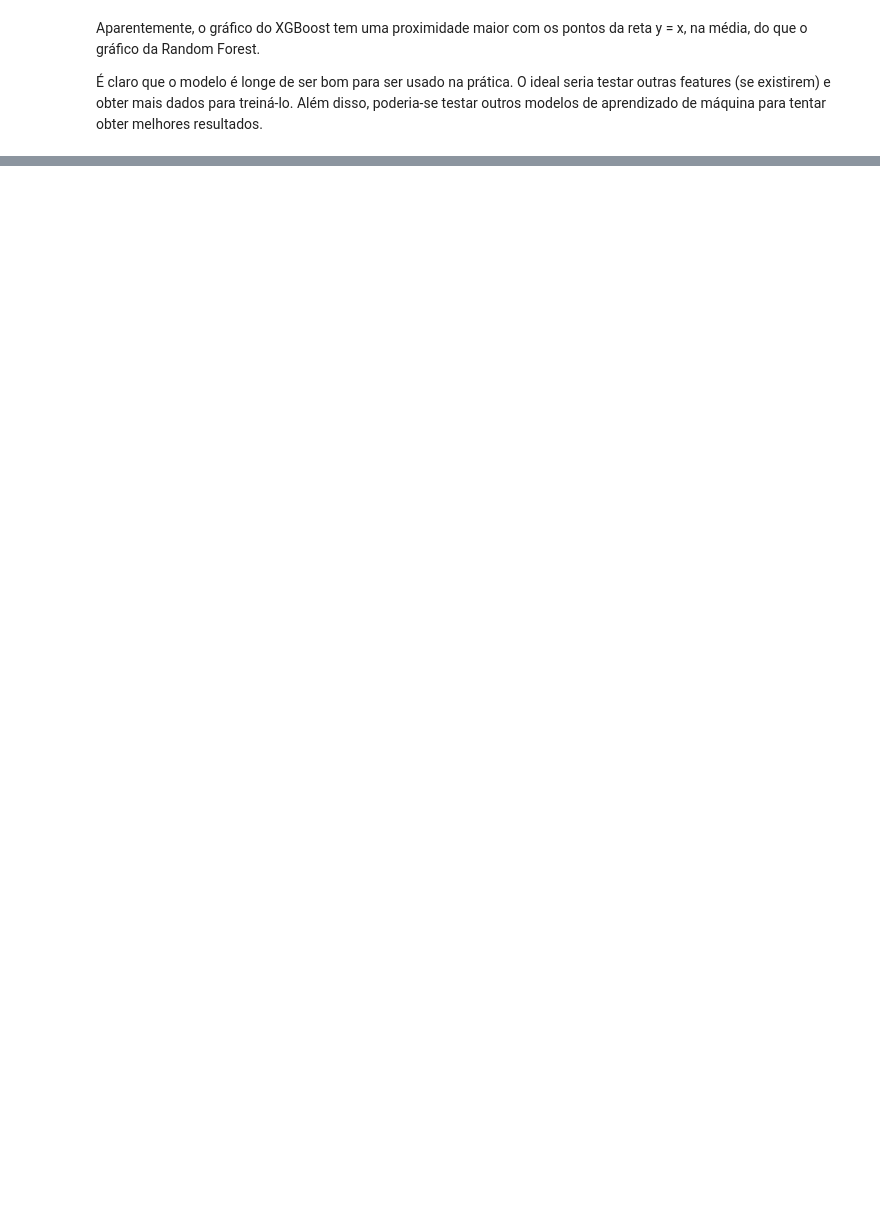
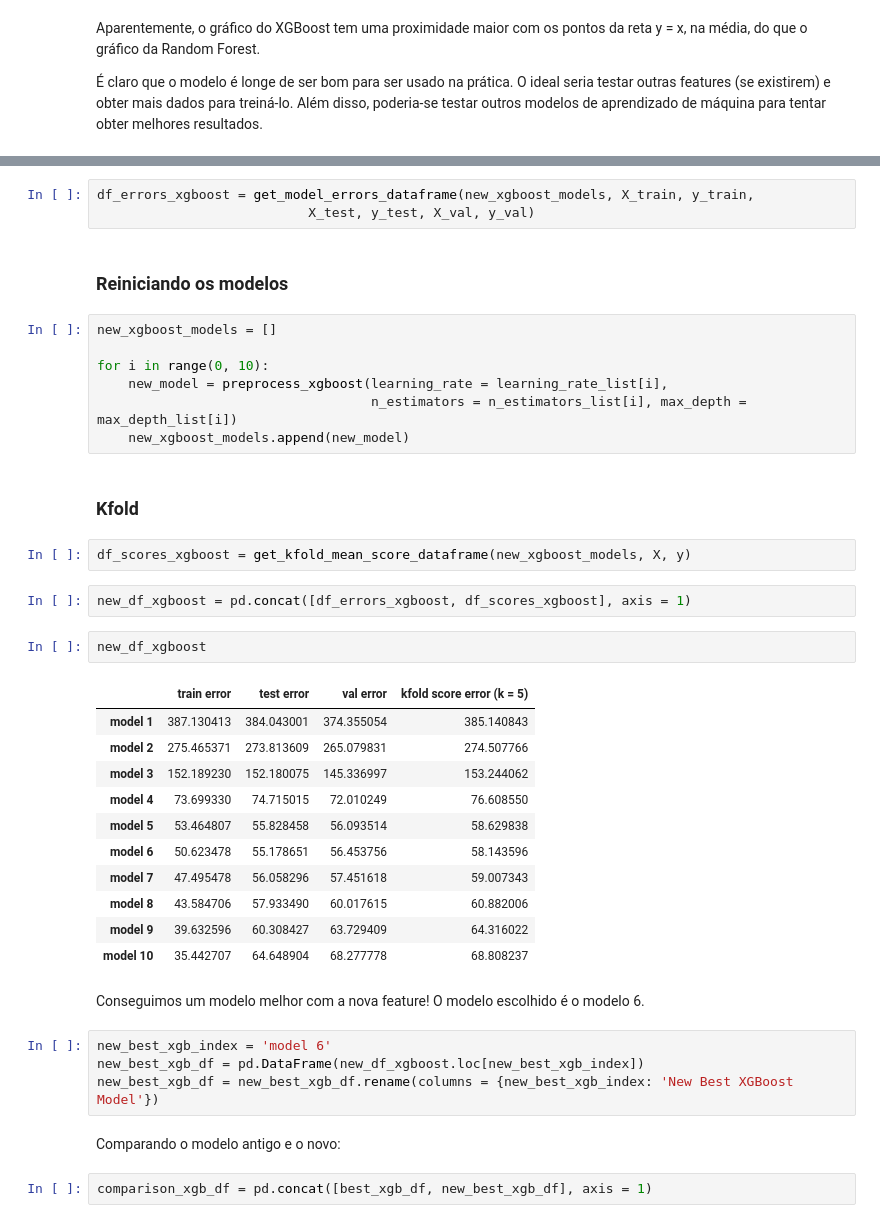
Before and after one commit to Samirnunes/data-science, a Jupyter notebook: NO2_prediction_SJC.ipynb, the cells around one changed output, grey strips where cells are left out. Saved outputs shown, nothing was run; the diff lists cells and outputs as text; blank space fills up the shorter version.

```diff
--- a/NO2_prediction_SJC.ipynb
+++ b/NO2_prediction_SJC.ipynb
@@ -522,0 +575,42 @@ Aparentemente, o gráfico do XGBoost tem uma proximidade maior com os pontos da
+# %%
+df_errors_xgboost = get_model_errors_dataframe(new_xgboost_models, X_train, y_train,
+                           X_test, y_test, X_val, y_val)
+# %% [markdown]
+### Reiniciando os modelos
+# %%
+new_xgboost_models = []
+
+for i in range(0, 10):
+    new_model = preprocess_xgboost(learning_rate = learning_rate_list[i],
+                                   n_estimators = n_estimators_list[i], max_depth = max_depth_list[i])
+    new_xgboost_models.append(new_model)
+# %% [markdown]
+### Kfold
+# %%
+df_scores_xgboost = get_kfold_mean_score_dataframe(new_xgboost_models, X, y)
+# %%
+new_df_xgboost = pd.concat([df_errors_xgboost, df_scores_xgboost], axis = 1)
+# %%
+new_df_xgboost
+# %% [output]
+|  | train error | test error | val error | kfold score error (k = 5) |
+| model 1 | 387.130413 | 384.043001 | 374.355054 | 385.140843 |
+| model 2 | 275.465371 | 273.813609 | 265.079831 | 274.507766 |
+| model 3 | 152.189230 | 152.180075 | 145.336997 | 153.244062 |
+| model 4 | 73.699330 | 74.715015 | 72.010249 | 76.608550 |
+| model 5 | 53.464807 | 55.828458 | 56.093514 | 58.629838 |
+| model 6 | 50.623478 | 55.178651 | 56.453756 | 58.143596 |
+| model 7 | 47.495478 | 56.058296 | 57.451618 | 59.007343 |
+| model 8 | 43.584706 | 57.933490 | 60.017615 | 60.882006 |
+| model 9 | 39.632596 | 60.308427 | 63.729409 | 64.316022 |
+| model 10 | 35.442707 | 64.648904 | 68.277778 | 68.808237 |
+# %% [markdown]
+Conseguimos um modelo melhor com a nova feature! O modelo escolhido é o modelo 6.
+# %%
+new_best_xgb_index = 'model 6'
+new_best_xgb_df = pd.DataFrame(new_df_xgboost.loc[new_best_xgb_index])
+new_best_xgb_df = new_best_xgb_df.rename(columns = {new_best_xgb_index: 'New Best XGBoost Model'})
+# %% [markdown]
+Comparando o modelo antigo e o novo:
+# %%
+comparison_xgb_df = pd.concat([best_xgb_df, new_best_xgb_df], axis = 1)
```
Also changed, not shown: parts of 57 cells of this notebook.
